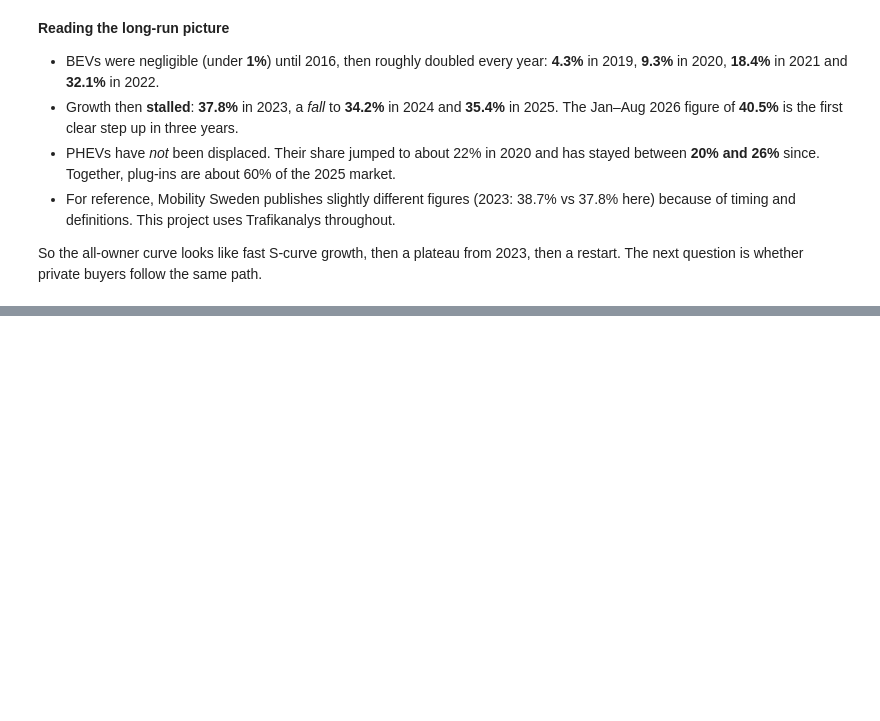
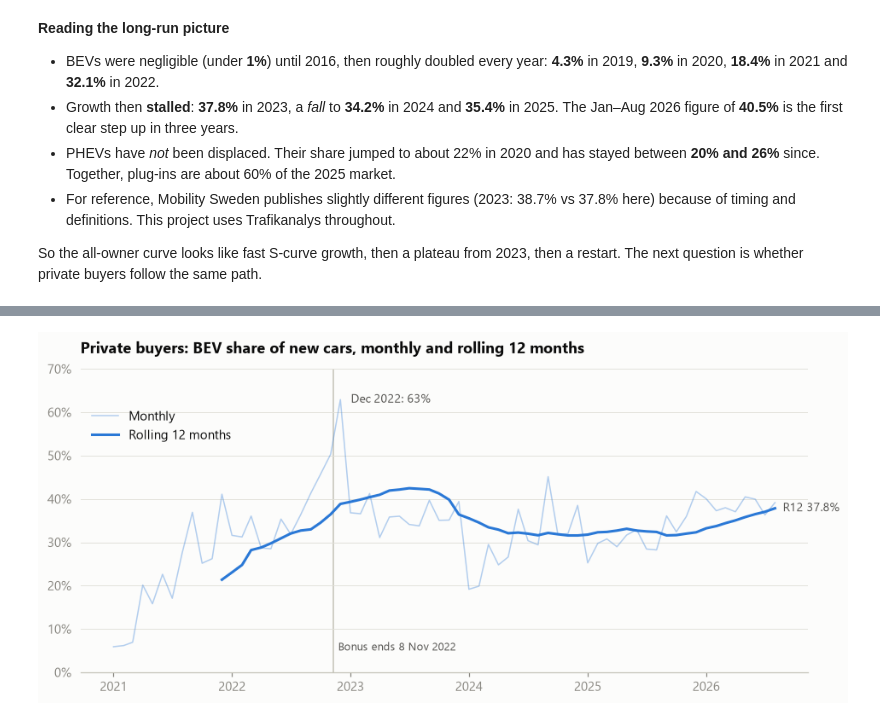
Before and after one commit to suv999/sweden-ev-adoption, a Jupyter notebook: notebooks/01_eda.ipynb, the cells around one changed output, grey strips where cells are left out. Drawn from its saved outputs; the diff is of its cells as text; code cells hidden in the pictures; blank space fills up the shorter version.

```diff
--- a/notebooks/01_eda.ipynb
+++ b/notebooks/01_eda.ipynb
@@ -167,0 +172,22 @@ So the all-owner curve looks like fast S-curve growth, then a plateau from 2023,
+# %%
+def r12(d, fuel="BEV"):
+    return d[fuel].rolling(12).sum() / d["total"].rolling(12).sum()
+
+p_month, p_r12 = priv.BEV / priv.total, r12(priv)
+
+fig, ax = plt.subplots()
+ax.plot(p_month.index, p_month, color=BLUE, lw=1, alpha=0.35, label="Monthly")
+ax.plot(p_r12.index, p_r12, color=BLUE, label="Rolling 12 months")
+pk = p_month.idxmax()
+ax.annotate(f"{pk:%b %Y}: {p_month[pk]:.0%}", (pk, p_month[pk]), xytext=(8, 0), textcoords="offset points",
+            fontsize=9, color=INK2, va="center")
+label_end(ax, p_r12, f"R12 {p_r12.iloc[-1]:.1%}")
+mark_bonus(ax, y=0.1)
+ax.yaxis.set_major_formatter(PCT)
+ax.set_ylim(0, 0.7)
+ax.set_title("Private buyers: BEV share of new cars, monthly and rolling 12 months")
+ax.legend(loc="upper left", bbox_to_anchor=(0, 0.9))
+save(fig, "01_private_bev_share")
+plt.show()
+# %% [output]
+[figure, added]
```
Also changed, not shown: parts of 4 cells of this notebook, 2 other files.
